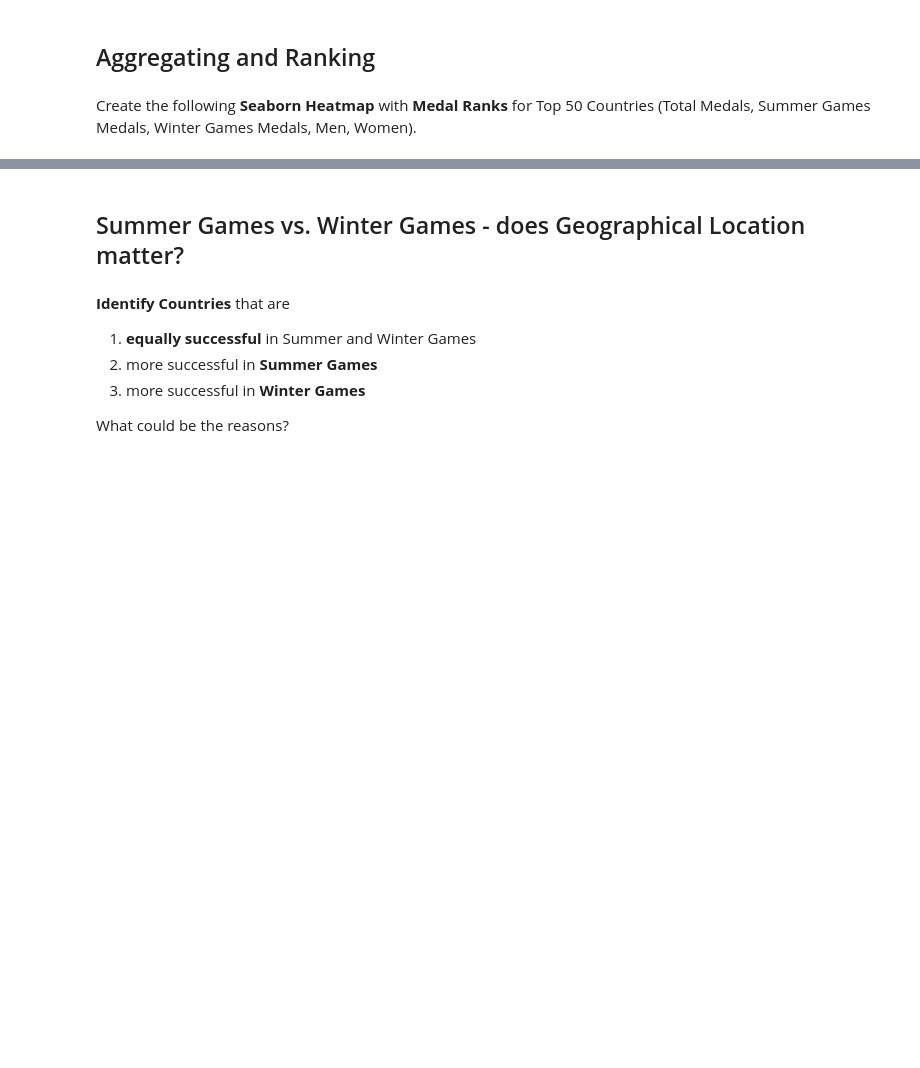
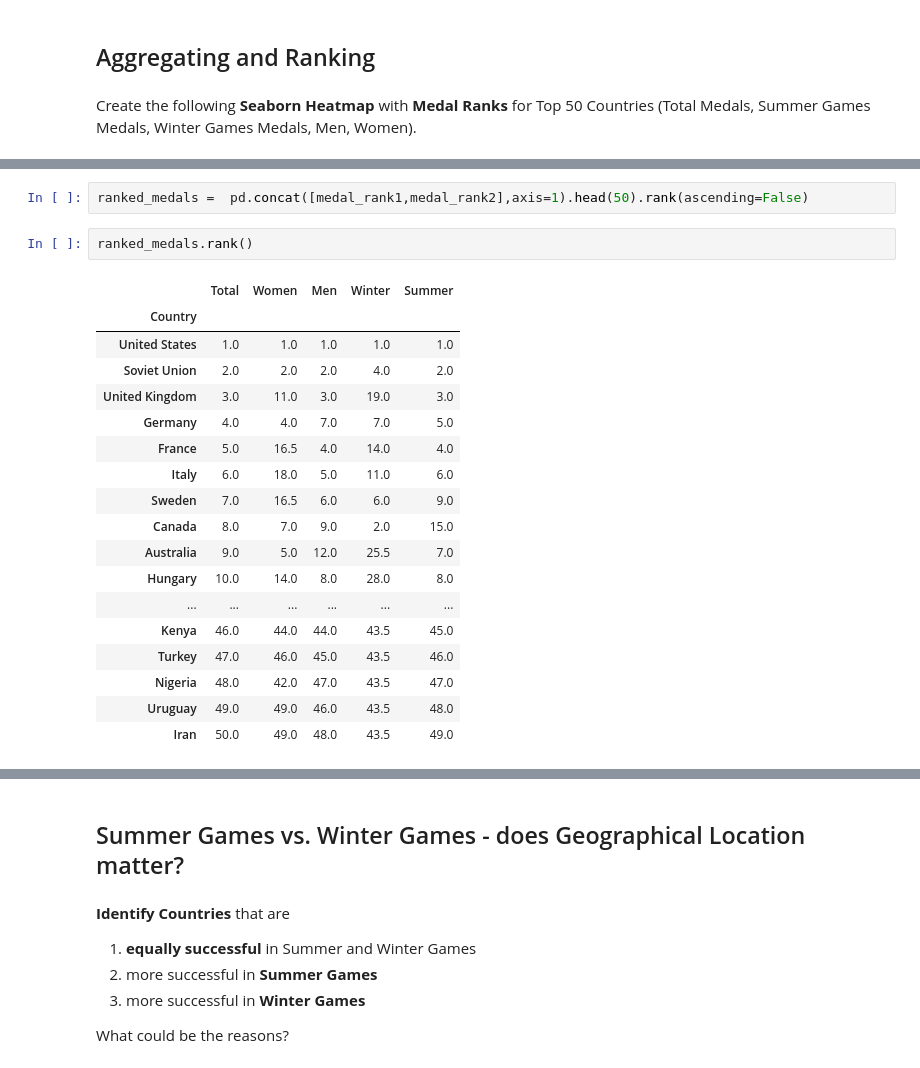
Before and after one commit to hamednasr/Explanatory-Data-Analysis, a Jupyter notebook: Explanatory_DataAnalysis_Challenge.ipynb, the cells around one changed output, grey strips where cells are left out. Saved outputs shown, nothing was run; the diff lists cells and outputs as text; blank space fills up the shorter version.

```diff
--- a/Explanatory_DataAnalysis_Challenge.ipynb
+++ b/Explanatory_DataAnalysis_Challenge.ipynb
@@ -794,0 +861,23 @@ Create the following __Seaborn Heatmap__ with __Medal Ranks__ for Top 50 Countri
+# %%
+ranked_medals =  pd.concat([medal_rank1,medal_rank2],axis=1).head(50).rank(ascending=False)
+# %%
+ranked_medals.rank()
+# %% [output]
+|  | Total | Women | Men | Winter | Summer |
+| Country |  |  |  |  |  |
+| United States | 1.0 | 1.0 | 1.0 | 1.0 | 1.0 |
+| Soviet Union | 2.0 | 2.0 | 2.0 | 4.0 | 2.0 |
+| United Kingdom | 3.0 | 11.0 | 3.0 | 19.0 | 3.0 |
+| Germany | 4.0 | 4.0 | 7.0 | 7.0 | 5.0 |
+| France | 5.0 | 16.5 | 4.0 | 14.0 | 4.0 |
+| Italy | 6.0 | 18.0 | 5.0 | 11.0 | 6.0 |
+| Sweden | 7.0 | 16.5 | 6.0 | 6.0 | 9.0 |
+| Canada | 8.0 | 7.0 | 9.0 | 2.0 | 15.0 |
+| Australia | 9.0 | 5.0 | 12.0 | 25.5 | 7.0 |
+| Hungary | 10.0 | 14.0 | 8.0 | 28.0 | 8.0 |
+| ... | ... | ... | ... | ... | ... |
+| Kenya | 46.0 | 44.0 | 44.0 | 43.5 | 45.0 |
+| Turkey | 47.0 | 46.0 | 45.0 | 43.5 | 46.0 |
+| Nigeria | 48.0 | 42.0 | 47.0 | 43.5 | 47.0 |
+| Uruguay | 49.0 | 49.0 | 46.0 | 43.5 | 48.0 |
+| Iran | 50.0 | 49.0 | 48.0 | 43.5 | 49.0 |
```
Also changed, not shown: parts of 7 cells of this notebook.
